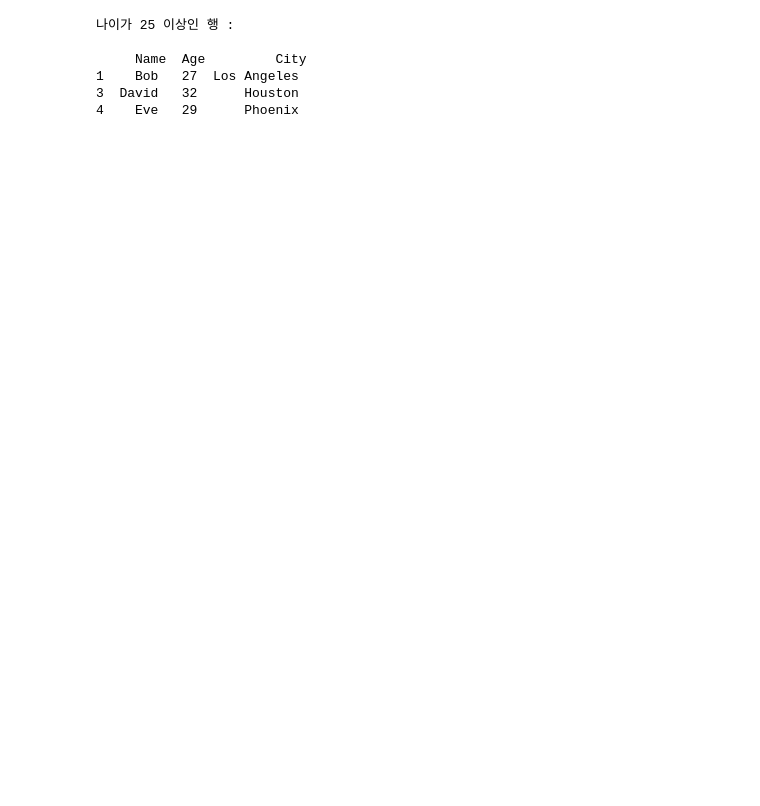
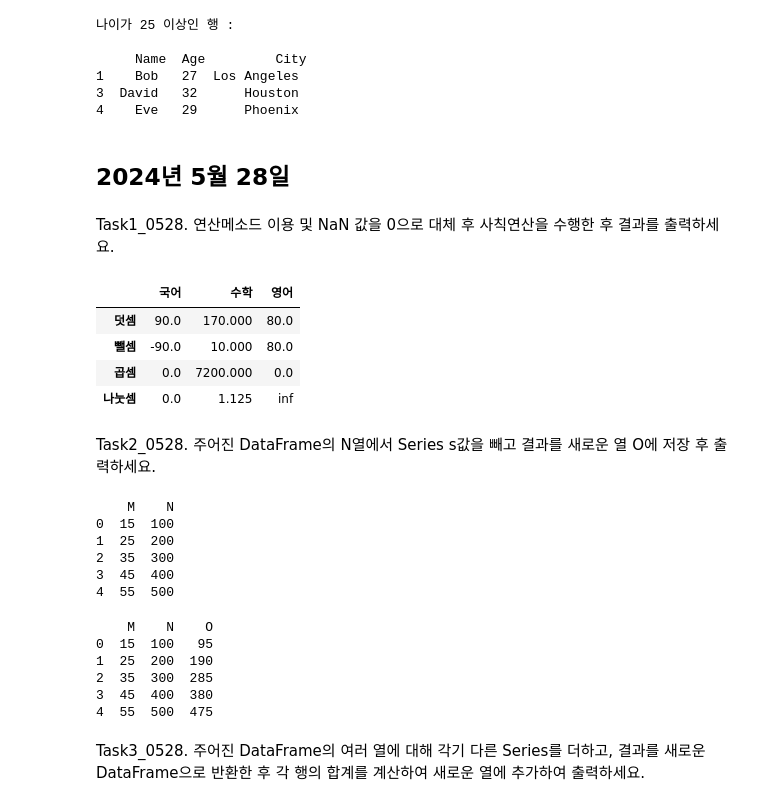
Before and after one commit to LeeBumS/kita-2404, a Jupyter notebook: m03_ 분석 라이브러리/pandas/Task.ipynb, the cells around one changed output. Drawn from its saved outputs; the diff is of its cells as text; code cells hidden in the pictures; blank space fills up the shorter version.

```diff
--- a/m03_ 분석 라이브러리/pandas/Task.ipynb
+++ b/m03_ 분석 라이브러리/pandas/Task.ipynb
@@ -402,3 +401,65 @@ print("\n나이가 25 이상인 행 : \n \n", subset)
 1    Bob   27  Los Angeles
 3  David   32      Houston
 4    Eve   29      Phoenix
+# %% [markdown]
+## 2024년 5월 28일
+# %% [markdown]
+Task1_0528. 연산메소드 이용 및 NaN 값을 0으로 대체 후 사칙연산을 수행한 후 결과를 출력하세요.
+# %%
+import pandas as pd
+import numpy as np
+
+
+st1 = pd.Series({'국어':np.nan,'영어':80,'수학':90})
+st2 = pd.Series({'수학':80,'국어':90})
+
+add = st1.add(st2,fill_value=0)
+sub = st1.sub(st2,fill_value=0)
+mul = st1.mul(st2,fill_value=0)
+div = st1.div(st2,fill_value=0)
+
+
+result = pd.DataFrame([add,sub,mul,div],
+                     index=['덧셈','뺄셈','곱셈','나눗셈'])
+
+result
+# %% [output]
+|  | 국어 | 수학 | 영어 |
+| 덧셈 | 90.0 | 170.000 | 80.0 |
+| 뺄셈 | -90.0 | 10.000 | 80.0 |
+| 곱셈 | 0.0 | 7200.000 | 0.0 |
+| 나눗셈 | 0.0 | 1.125 | inf |
+# %% [markdown]
+Task2_0528. 주어진 DataFrame의 N열에서 Series s값을 빼고 결과를 새로운 열 O에 저장 후 출력하세요.
+# %%
+import pandas as pd
+
+# 데이터프레임 생성
+df = pd.DataFrame({
+    "M": [15, 25, 35, 45, 55],
+    "N": [100, 200, 300, 400, 500]
+})
+print(df,'\n')
+# Series 생성
+s = pd.Series([5, 10, 15, 20, 25])
+# %% [output]
+    M    N
+0  15  100
+1  25  200
+2  35  300
+3  45  400
+4  55  500
+# %%
+df["O"] = df["N"] - s
+
+# 결과 출력
+print(df)
+# %% [output]
+    M    N    O
+0  15  100   95
+1  25  200  190
+2  35  300  285
+3  45  400  380
+4  55  500  475
+# %% [markdown]
+Task3_0528. 주어진 DataFrame의 여러 열에 대해 각기 다른 Series를 더하고, 결과를 새로운 DataFrame으로 반환한 후 각 행의 합계를 계산하여 새로운 열에 추가하여 출력하세요.
```
Also changed, not shown: parts of 61 cells of this notebook, 1 other file.
